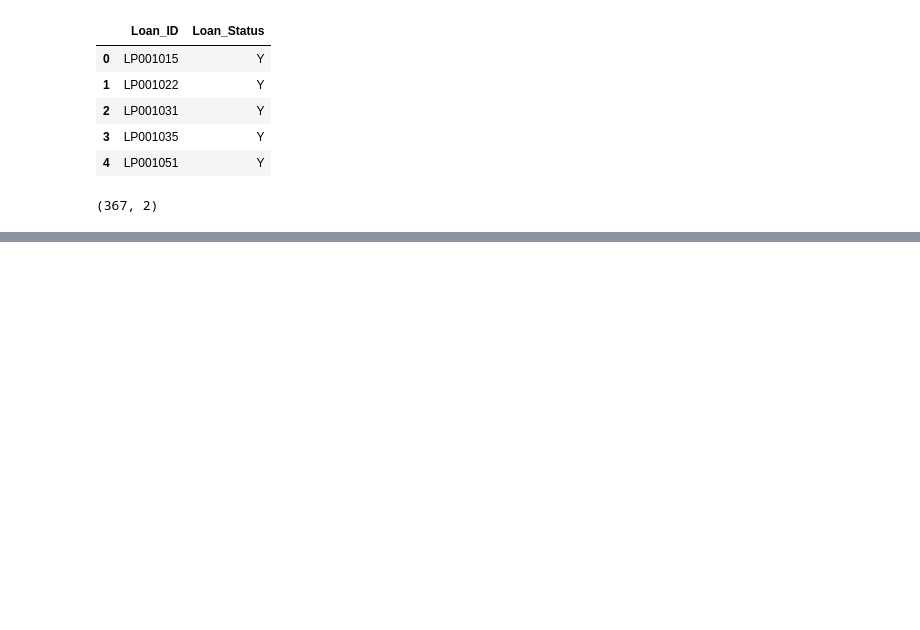
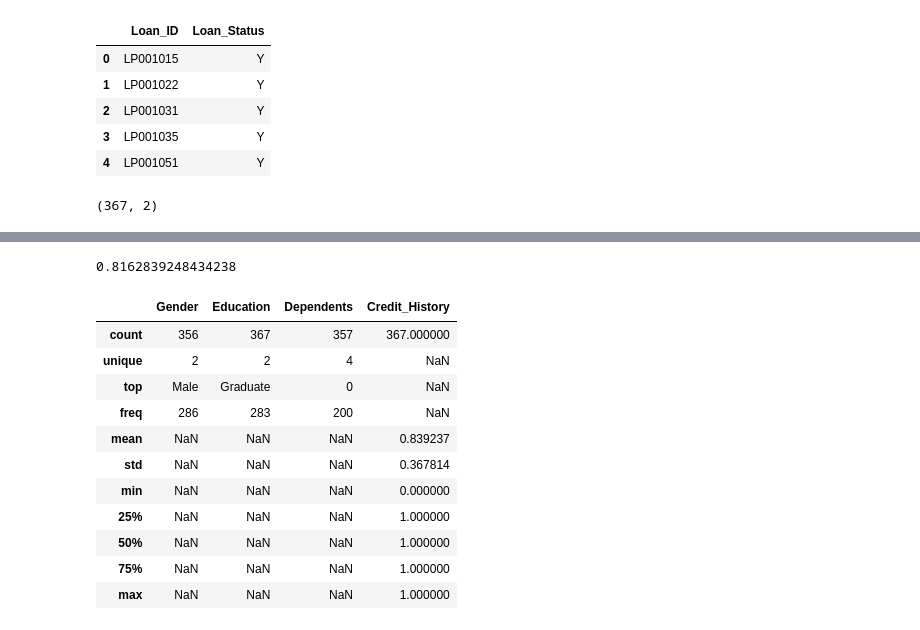
Before and after one commit to Shanky-21/Analytics_vidya, a Jupyter notebook: Loan approval prediction.ipynb, the cells around one changed output, grey strips where cells are left out. Drawn from its saved outputs; the diff is of its cells as text; code cells hidden in the pictures; blank space fills up the shorter version.

```diff
--- a/Loan approval prediction.ipynb
+++ b/Loan approval prediction.ipynb
@@ -236,0 +484,21 @@ predict.shape
+# %%
+lr2.score(x_train3,y_train3)
+# %% [output]
+0.8162839248434238
+# %%
+xtest = df2[['Gender', 'Education', 'Dependents', 'Credit_History']]
+# %%
+xtest.describe(include = 'all')
+# %% [output]
+|  | Gender | Education | Dependents | Credit_History |
+| count | 356 | 367 | 357 | 367.000000 |
+| unique | 2 | 2 | 4 | NaN |
+| top | Male | Graduate | 0 | NaN |
+| freq | 286 | 283 | 200 | NaN |
+| mean | NaN | NaN | NaN | 0.839237 |
+| std | NaN | NaN | NaN | 0.367814 |
+| min | NaN | NaN | NaN | 0.000000 |
+| 25% | NaN | NaN | NaN | 1.000000 |
+| 50% | NaN | NaN | NaN | 1.000000 |
+| 75% | NaN | NaN | NaN | 1.000000 |
+| max | NaN | NaN | NaN | 1.000000 |
```
Also changed, not shown: parts of 58 cells of this notebook.
